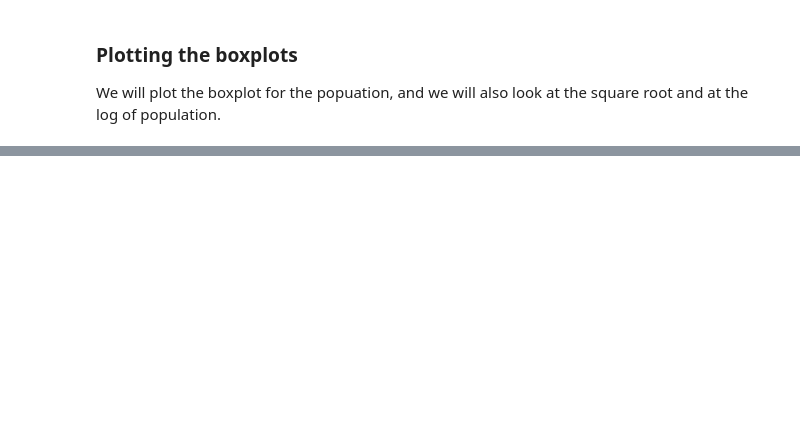
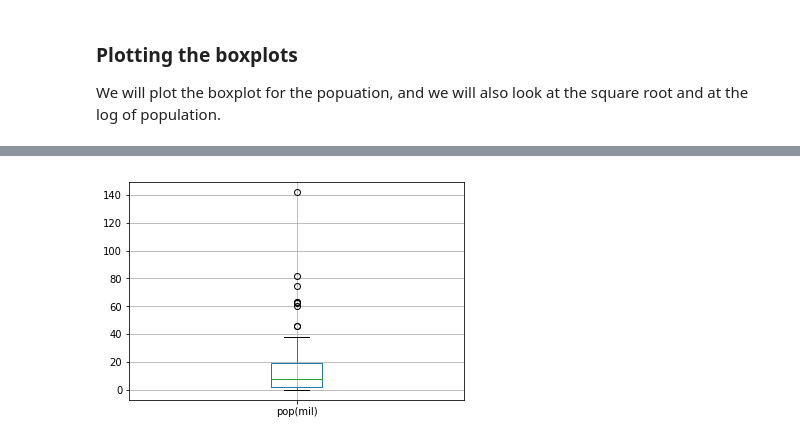
Before and after one commit to terezaif/workshops_data_exploration, a Jupyter notebook: notebooks/Data_summaries.ipynb, the cells around one changed output, grey strips where cells are left out. Drawn from its saved outputs; the diff is of its cells as text; code cells hidden in the pictures; blank space fills up the shorter version.

```diff
--- a/notebooks/Data_summaries.ipynb
+++ b/notebooks/Data_summaries.ipynb
@@ -43,0 +69,4 @@ df['rootpop'] = np.sqrt(df['pop(mil)'])
+# %%
+df2.boxplot(column=['pop(mil)']);
+# %% [output]
+[figure, added]
```
Also changed, not shown: parts of 11 cells of this notebook, 2 other files.
